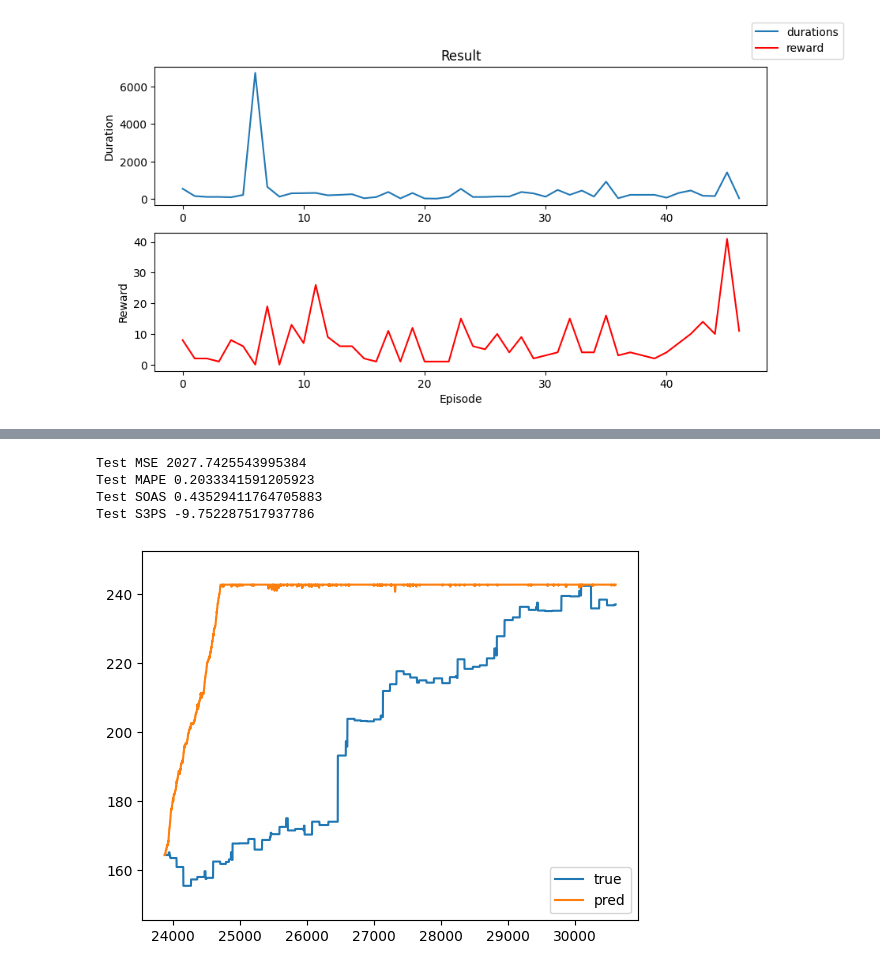
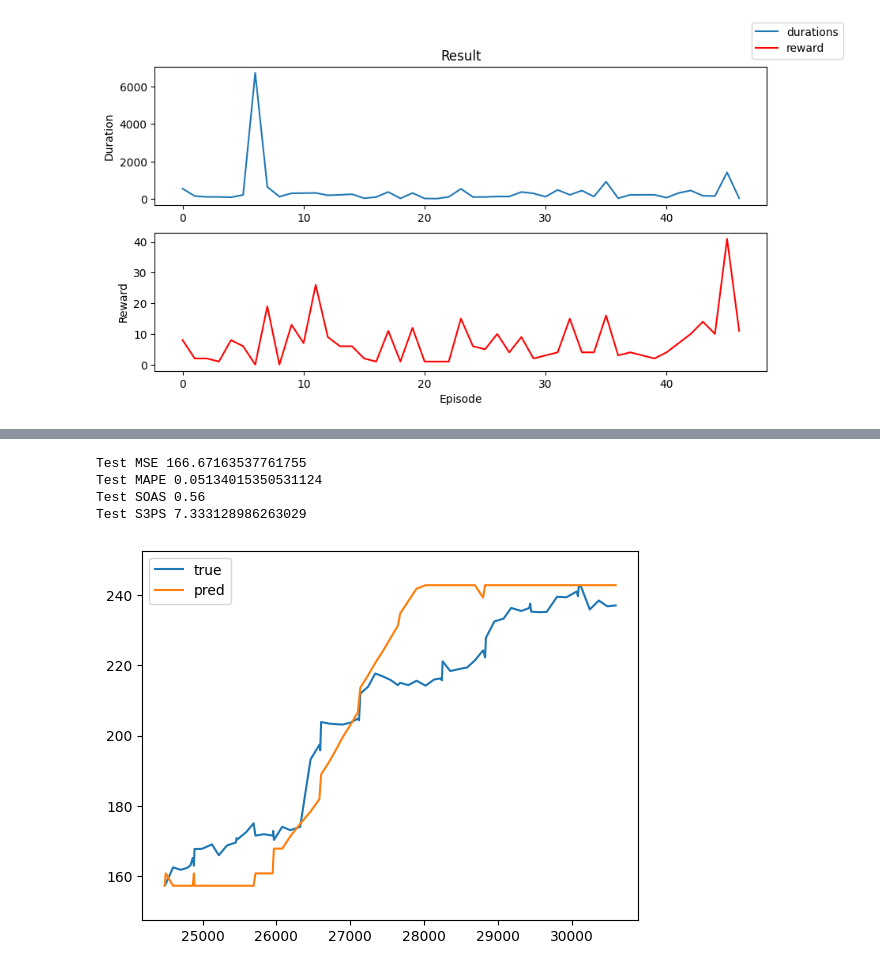
Before and after one commit to irusland/stonks, a Jupyter notebook: notebooks/lstm-gym-embeddings.ipynb, the cells around one changed output, grey strips where cells are left out. Cells and saved outputs as stored; diff of their text form; code cells hidden in the pictures.

Commit message:
report results

```diff
--- a/notebooks/lstm-gym-embeddings.ipynb
+++ b/notebooks/lstm-gym-embeddings.ipynb
@@ -794,11 +789,11 @@ def prepare_results(env_df):
     predict_col='agent'
     env_df[predict_col] = agent
     return env_df
-# %%
-model_results(env_df, moving_average=None)
-# %% [output]
-Test MSE 2027.7425543995384
-Test MAPE 0.2033341591205923
-Test SOAS 0.43529411764705883
-Test S3PS -9.752287517937786
-[figure, removed]
+# %%
+model_results(moving_average=None)
+# %% [output]
+Test MSE 166.67163537761755
+Test MAPE 0.05134015350531124
+Test SOAS 0.56
+Test S3PS 7.333128986263029
+[figure, added]
```
Also changed, not shown: parts of 2 cells of this notebook.
